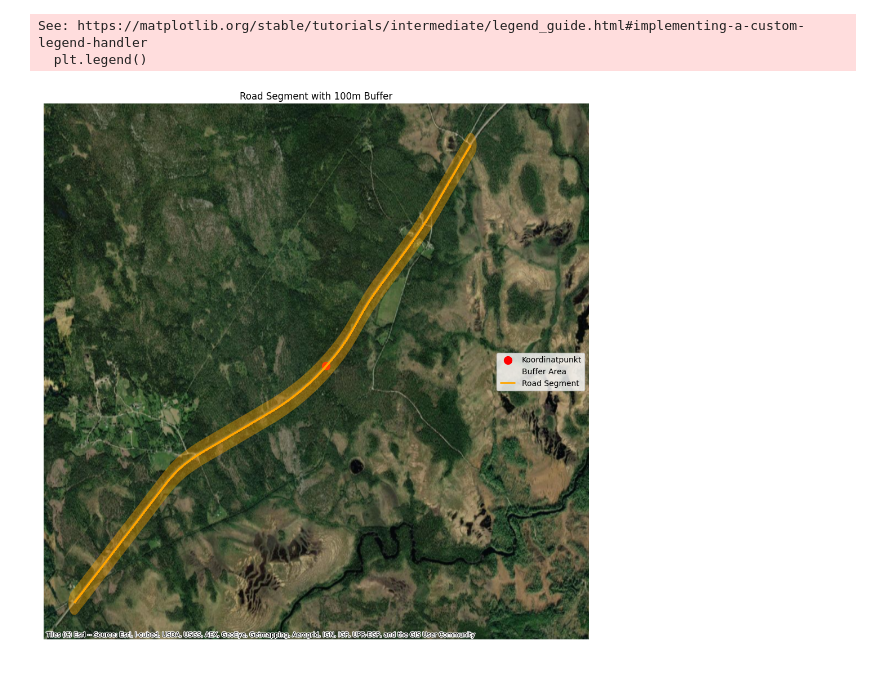
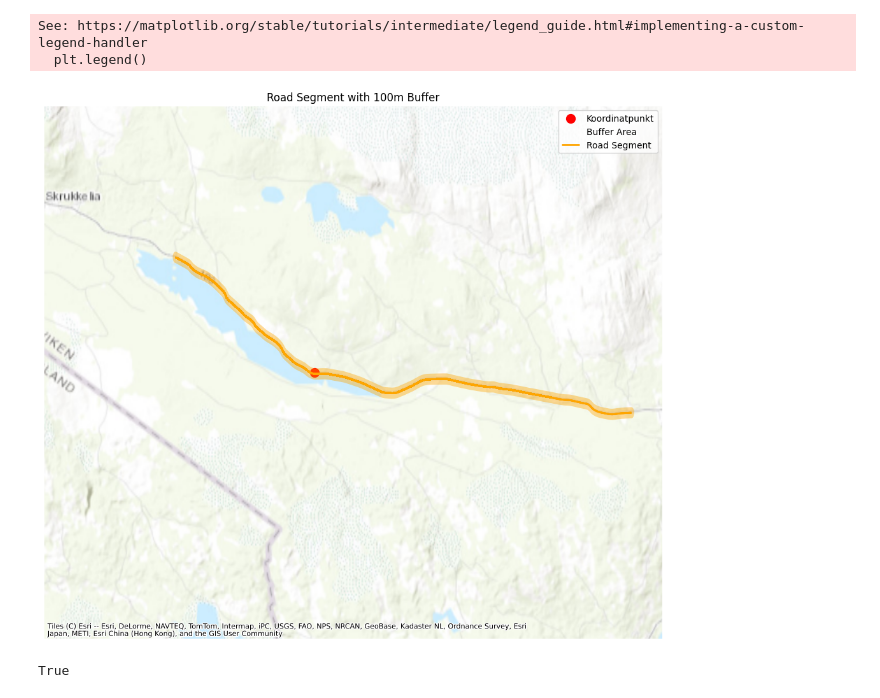
Before and after one commit to Anders-Stubberud/Engasjement-SVV, a Jupyter notebook: notebooks/10 estimated registrations.ipynb, the cells around one changed output. Drawn from its saved outputs; the diff is of its cells as text; code cells hidden in the pictures.

```diff
--- a/notebooks/10 estimated registrations.ipynb
+++ b/notebooks/10 estimated registrations.ipynb
@@ -11,7 +11,9 @@ import contextily as cx
 import math
 from geopy.distance import geodesic
 
-lat, lon = 61.178807, 12.183831
+lat, lon = 60.421797, 10.914340
+
+ROAD_LENGTH_METER = 4375
 
 def meters_to_degrees(meters):
     """
@@ -69,44 +71,46 @@ def filter_edges(road_segment):
             for geom in road_geometry.geoms if isinstance(road_geometry, MultiLineString) else [road_geometry]:
                 for coord in geom.coords:
                     road_point = Point(coord[0], coord[1])
-                    distance = geodesic((lat, lon), (road_point.y, road_point.x)).meters  # Calculate geodesic distance
-                    if distance <= 2000:  # Keep points within 2000 meters
+                    distance = geodesic((lat, lon), (road_point.y, road_point.x)).meters
+                    if distance <= ROAD_LENGTH_METER:
                         filtered_edges.append(row)
 
-    # Convert filtered edges back to GeoDataFrame
     return gpd.GeoDataFrame(filtered_edges, crs=edges.crs)
 
-lat_buf, lon_buf = meters_to_degrees(2000)
+lat_buf, lon_buf = meters_to_degrees(ROAD_LENGTH_METER)
 
-G = ox.graph_from_point((lat, lon), dist=5000, network_type="drive")
+G = ox.graph_from_point((lat, lon), dist=10000, network_type="drive")
 road_segment = get_graph_within_distance(G, lat, lon, lon_buf)
 
 # veg
 edges = filter_edges(road_segment)
 
 # punkt
 coord_point_gpd = gpd.GeoDataFrame(geometry=[Point(lon, lat)], crs=edges.crs)
 
 # buffer
 road_lines = unary_union(edges["geometry"])
 buffered_polygon = road_lines.buffer(meters_to_degrees(50)[1])
 buffer_gdf = gpd.GeoDataFrame(geometry=[buffered_polygon], crs=edges.crs)
-
 # søkeområde
 scirmish = gpd.GeoDataFrame(geometry=[Point(lon - lon_buf, lat - lat_buf), Point(lon - lon_buf, lat + lat_buf), Point(lon + lon_buf, lat - lat_buf), Point(lon + lon_buf, lat + lat_buf)], crs=edges.crs)
 
 fig, ax = plt.subplots(figsize=(10, 10))
 coord_point_gpd.plot(ax=ax, marker="o", color="red", markersize=100, label="Koordinatpunkt")
 scirmish.plot(ax=ax, color="green", alpha=0, label="Buffer Area")
 edges.plot(ax=ax, color="orange", linewidth=2, label="Road Segment")
 buffer_gdf.plot(ax=ax, color="orange", alpha=0.4, label="100m Buffer")
-cx.add_basemap(ax, source=cx.providers.Esri.WorldImagery, crs=edges.crs)
+cx.add_basemap(ax, source=cx.providers.Esri.WorldTopoMap, crs=edges.crs)
 ax.set_axis_off()
 plt.title("Road Segment with 100m Buffer")
 plt.legend()
 plt.tight_layout()
 plt.show()
 # %% [output]
 See: https://matplotlib.org/stable/tutorials/intermediate/legend_guide.html#implementing-a-custom-legend-handler
   plt.legend()
-[figure, old version]
+[figure, new version]
+# %%
+print(buffered_polygon.contains(Point(11.447131, 60.625219)))
+# %% [output]
+True
```
Also changed, not shown: 18 other files.
